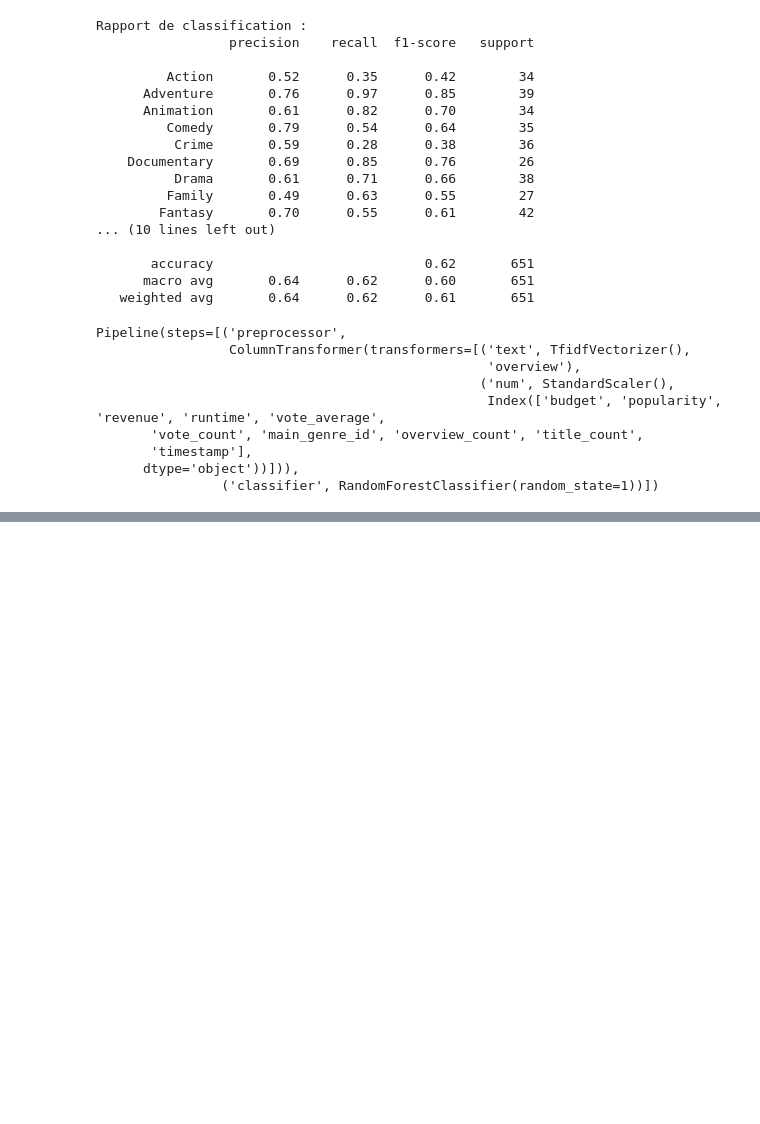
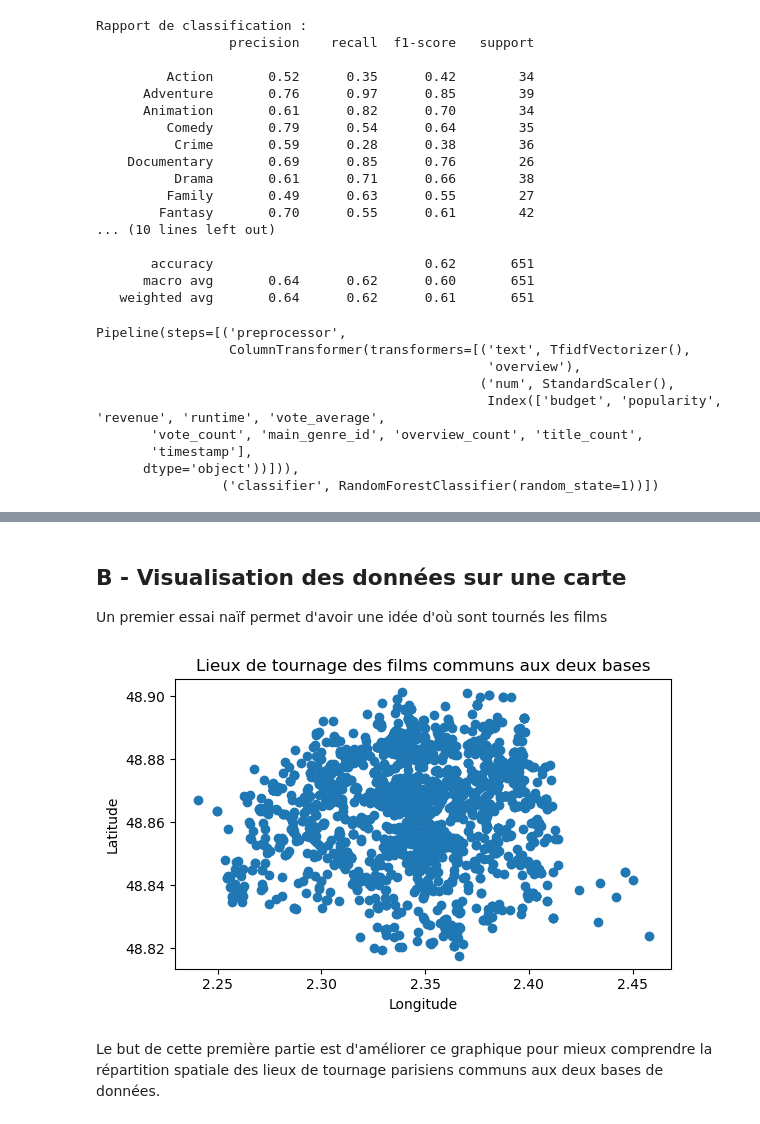
Before and after one commit to gillesfevry/MiseEnProd, a Jupyter notebook: Notebook Main.ipynb, the cells around one changed output, grey strips where cells are left out. Cells and saved outputs as stored; diff of their text form; code cells hidden in the pictures; blank space fills up the shorter version.

Commit message:
ajout carte

```diff
--- a/Notebook Main.ipynb
+++ b/Notebook Main.ipynb
@@ -624,0 +668,6 @@ Pipeline(steps=[('preprocessor',
+# %%
+#merge les deux bases de données sur le titre du film
+df_lieux_renomme = df_lieux.rename(columns={'Titre': 'original_title'})
+df_lieux_renomme['original_title'] = df_lieux_renomme['original_title'].str.lower()
+df_merge = pd.merge(df_tmdb, df_lieux_renomme, how='inner', on='original_title')
+df_merge.head(3)
@@ -624,0 +704,15 @@ Pipeline(steps=[('preprocessor',
+# %%
+#package nécessaire
+import geopandas as gpd
+from shapely.geometry import Point
+
+#créer la colonne geometry avec des objets Point
+geometry = [Point(xy) for xy in zip(df_merge["Coordonnée en X"], df_merge["Coordonnée en Y"])]
+
+#convertir en GeoDataFrame
+gdf_merge = gpd.GeoDataFrame(df_merge, geometry=geometry)
+
+#définir le système de projection
+gdf_merge.set_crs(epsg=4326, inplace=True)  # (système global utilisé pour les coordonnées GPS)
+
+print(gdf_merge.head(3))
@@ -624,0 +737,7 @@ Pipeline(steps=[('preprocessor',
+# %%
+#nettoyage de la base de données mergée
+
+#filtrage des lignes selon leur geometry : longitude et latitude de Paris X: 2.33333 Y: 48.866669
+#filtrage des lignes selon le code postal : le département de Paris est le 75
+filtred_gdf_merge=gdf_merge[(gdf_merge['Coordonnée en X']>2) & (gdf_merge['Coordonnée en X']<3) & (gdf_merge['Coordonnée en Y']>48) & (gdf_merge['Coordonnée en Y']<49) & (gdf_merge['Code postal'].astype(str).str[:2] == '75')]
+filtred_gdf_merge.geometry.describe()
@@ -624,0 +750,4 @@ Pipeline(steps=[('preprocessor',
+# %%
+#renommer l'index 75116 par 75016
+filtred_gdf_merge['Code postal'] = filtred_gdf_merge['Code postal'].replace(75116.0, 75016.0)
+print(filtred_gdf_merge['Code postal'].unique())
@@ -624,0 +762,16 @@ Pipeline(steps=[('preprocessor',
+# %% [markdown]
+## B - Visualisation des données sur une carte
+
+Un premier essai naïf permet d'avoir une idée d'où sont tournés les films
+# %%
+#visualiser les données sur une carte
+import matplotlib.pyplot as plt
+filtred_gdf_merge.plot()
+plt.title('Lieux de tournage des films communs aux deux bases')
+plt.xlabel('Longitude')
+plt.ylabel('Latitude')
+plt.show()
+# %% [output]
+[figure, added]
+# %% [markdown]
+Le but de cette première partie est d'améliorer ce graphique pour mieux comprendre la répartition spatiale des lieux de tournage parisiens communs aux deux bases de données.
```
Also changed, not shown: parts of 38 cells of this notebook, 6 other files.
